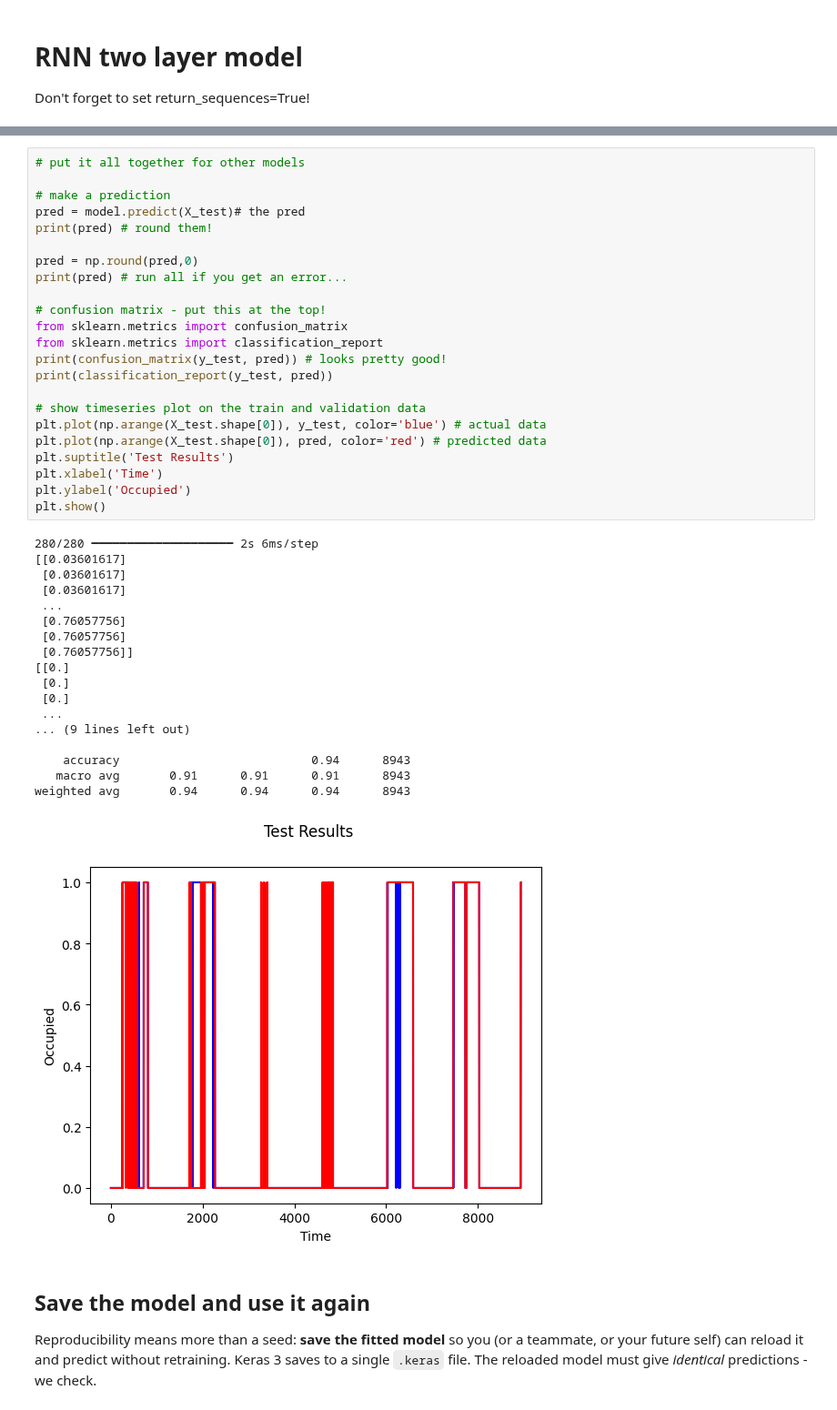
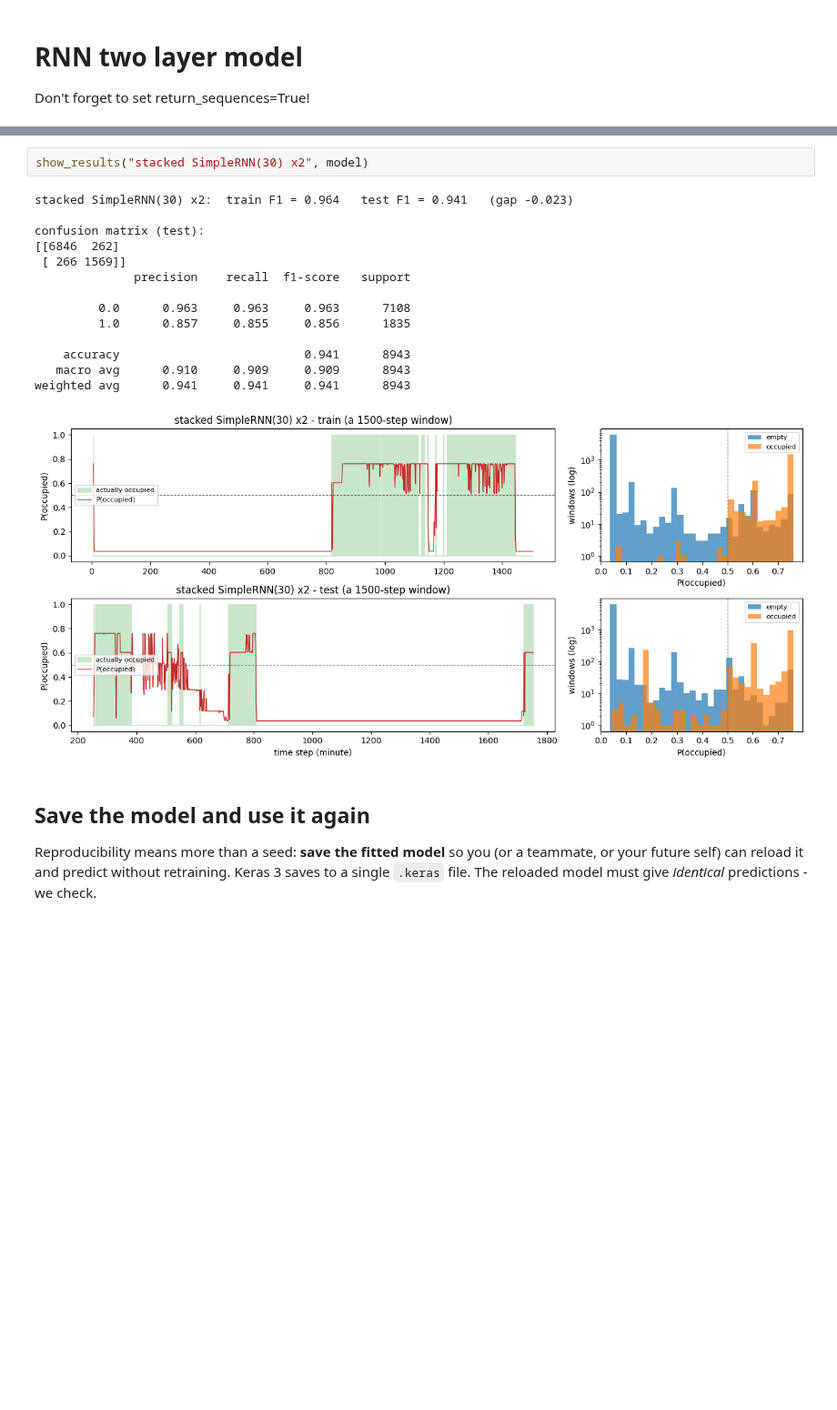
Before and after one commit to drdave-teaching/OPIM5509-notebooks, a Jupyter notebook: Module4/Multivariate_Occupancy_RNN.ipynb, the cells around one changed output, grey strips where cells are left out. Shown at 91% size. Saved outputs shown, nothing was run; the diff lists cells and outputs as text; blank space fills up the shorter version.

```diff
--- a/Module4/Multivariate_Occupancy_RNN.ipynb
+++ b/Module4/Multivariate_Occupancy_RNN.ipynb
@@ -501,45 +543,20 @@ print(f"stopped after {len(history.history['loss'])} epochs;"
-# %%
-# put it all together for other models
-
-# make a prediction
-pred = model.predict(X_test)# the pred
-print(pred) # round them!
-
-pred = np.round(pred,0)
-print(pred) # run all if you get an error...
-
-# confusion matrix - put this at the top!
-from sklearn.metrics import confusion_matrix
-from sklearn.metrics import classification_report
-print(confusion_matrix(y_test, pred)) # looks pretty good!
-print(classification_report(y_test, pred))
-
-# show timeseries plot on the train and validation data
-plt.plot(np.arange(X_test.shape[0]), y_test, color='blue') # actual data
-plt.plot(np.arange(X_test.shape[0]), pred, color='red') # predicted data
-plt.suptitle('Test Results')
-plt.xlabel('Time')
-plt.ylabel('Occupied')
-plt.show()
-# %% [output]
-280/280 ━━━━━━━━━━━━━━━━━━━━ 2s 6ms/step
-[[0.03601617]
- [0.03601617]
- [0.03601617]
- ...
- [0.76057756]
- [0.76057756]
- [0.76057756]]
-[[0.]
- [0.]
- [0.]
- ...
-... (9 lines left out)
-
-    accuracy                           0.94      8943
-   macro avg       0.91      0.91      0.91      8943
-weighted avg       0.94      0.94      0.94      8943
-[figure, removed]
+# %%
+show_results("stacked SimpleRNN(30) x2", model)
+# %% [output]
+stacked SimpleRNN(30) x2:  train F1 = 0.964   test F1 = 0.941   (gap -0.023)
+
+confusion matrix (test):
+[[6846  262]
+ [ 266 1569]]
+              precision    recall  f1-score   support
+
+         0.0      0.963     0.963     0.963      7108
+         1.0      0.857     0.855     0.856      1835
+
+    accuracy                          0.941      8943
+   macro avg      0.910     0.909     0.909      8943
+weighted avg      0.941     0.941     0.941      8943
+[figure, added]
 # %% [markdown]
 ## Save the model and use it again
 
```
Also changed, not shown: parts of 15 cells of this notebook, 3 other files.
